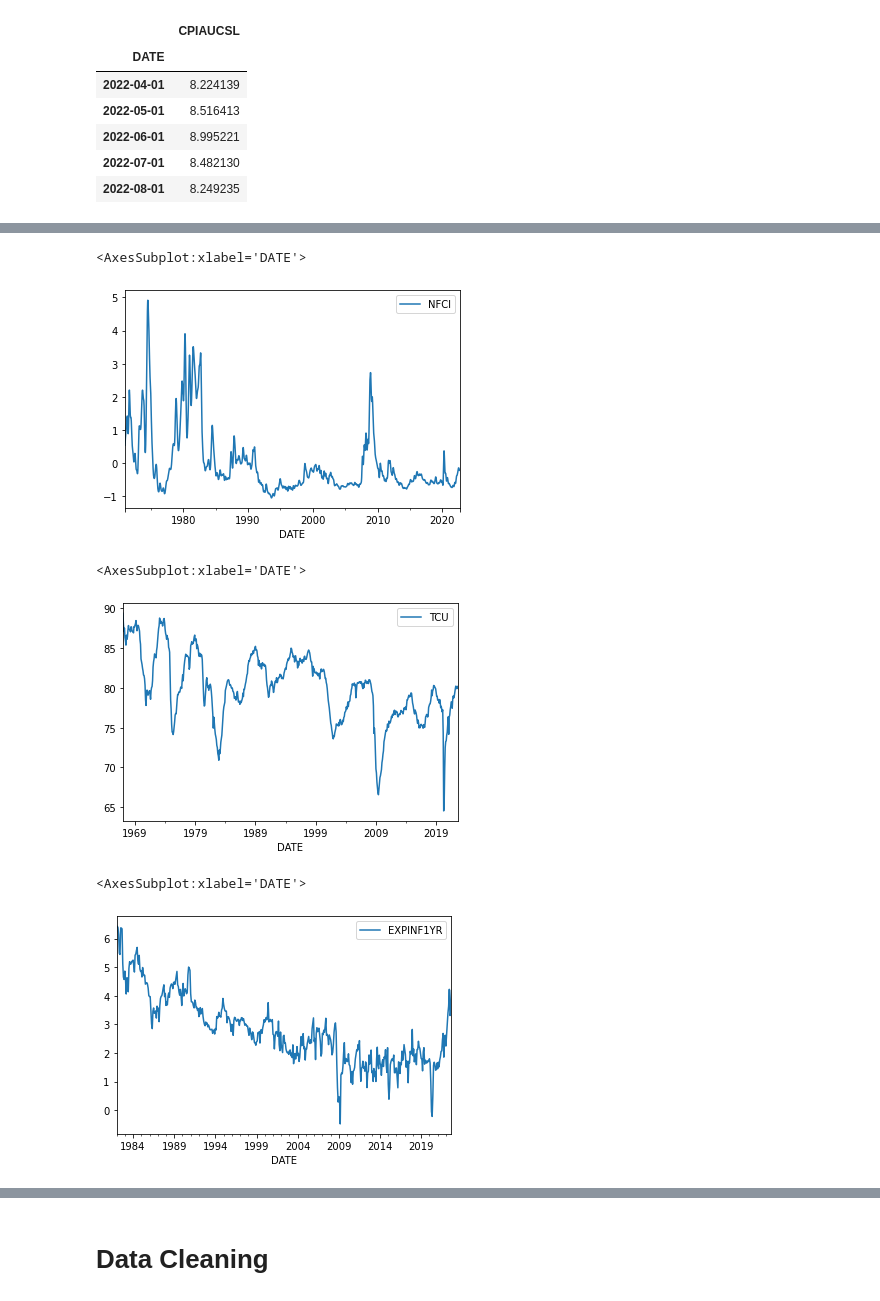
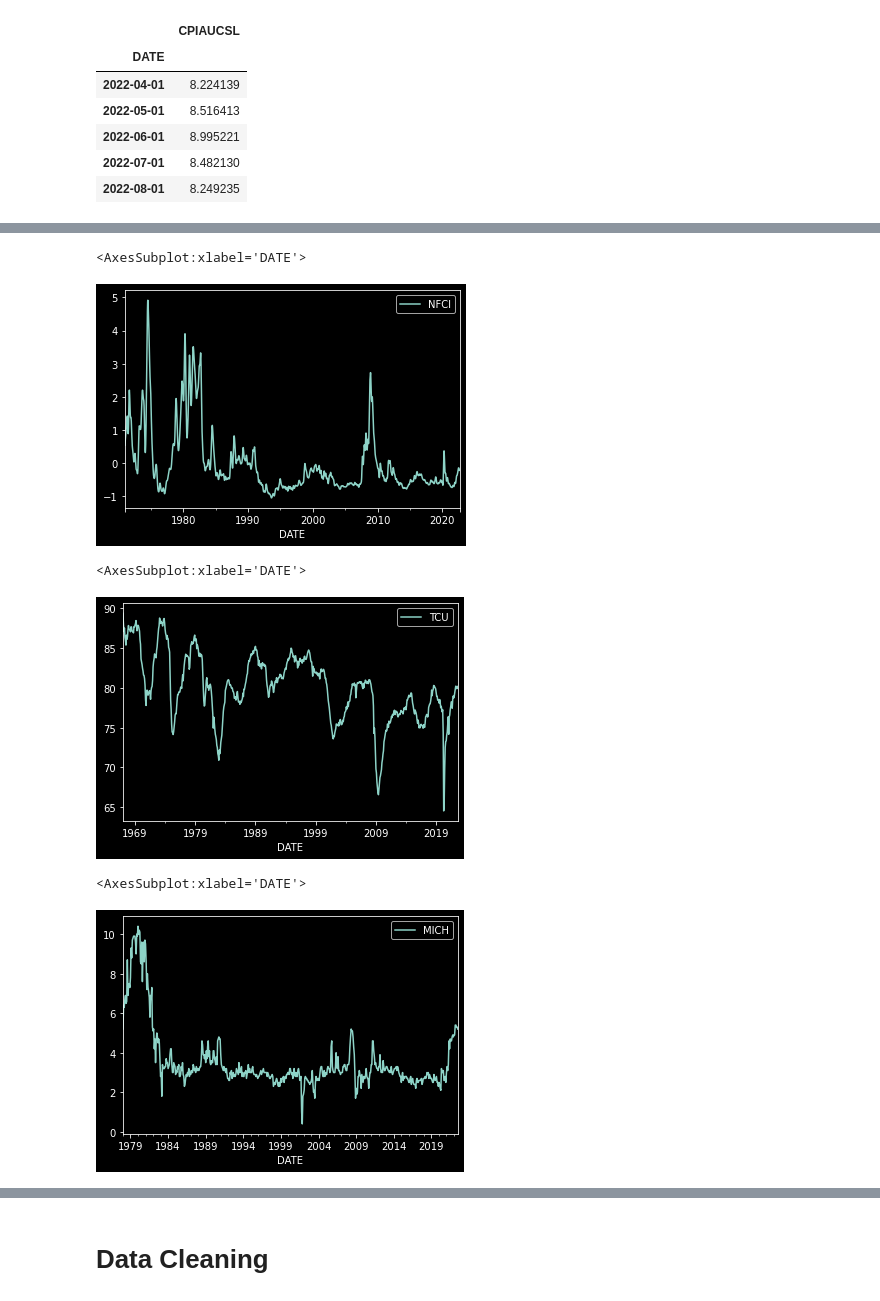
Before and after one commit to enexqnt/quantallocation, a Jupyter notebook: Inflation XGBoost.ipynb, the cells around one changed output, grey strips where cells are left out. Saved outputs shown, nothing was run; the diff lists cells and outputs as text; code cells hidden in the pictures.

```diff
--- a/Inflation XGBoost.ipynb
+++ b/Inflation XGBoost.ipynb
@@ -5,6 +5,8 @@ import matplotlib.pyplot as plt
 import warnings
 import seaborn as sns
 warnings.filterwarnings('ignore')
+
+plt.style.use("dark_background")
 # %% [markdown]
 # Import data
 
@@ -48,7 +50,7 @@ fincond['NFCI']=pd.to_numeric(fincond['NFCI'], errors='coerce').dropna()
 fincond.plot()
 # %% [output]
 <AxesSubplot:xlabel='DATE'>
-[figure, old version]
+[figure, new version]
 # %%
 capacity=pd.read_csv('data/capacity.csv',index_col='DATE',parse_dates=True)
 capacity['TCU']=pd.to_numeric(capacity['TCU'], errors='coerce').dropna()
@@ -56,12 +58,12 @@ capacity['TCU']=pd.to_numeric(capacity['TCU'], errors='coerce').dropna()
 capacity.plot()
 # %% [output]
 <AxesSubplot:xlabel='DATE'>
-[figure, old version]
+[figure, new version]
 # %%
 expected=pd.read_csv('data/expected.csv',index_col='DATE',parse_dates=True)
-expected['EXPINF1YR']=pd.to_numeric(expected['EXPINF1YR'], errors='coerce').dropna()
+expected['MICH']=pd.to_numeric(expected['MICH'], errors='coerce').dropna()
 
 expected.plot()
 # %% [output]
 <AxesSubplot:xlabel='DATE'>
-[figure, old version]
+[figure, new version]
```
Also changed, not shown: parts of 23 cells of this notebook.
